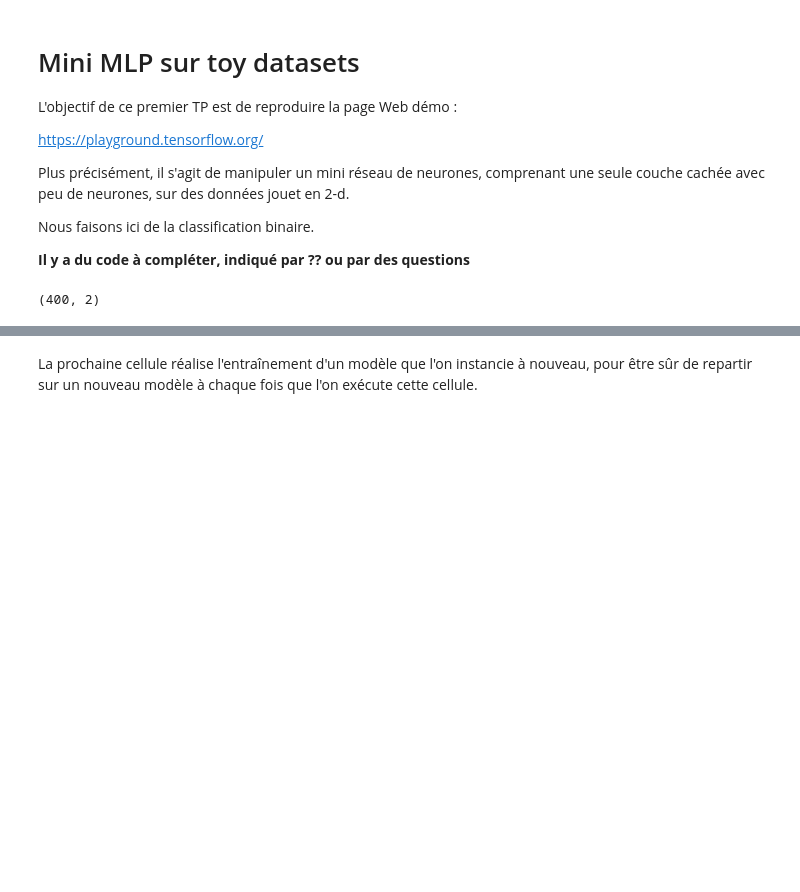
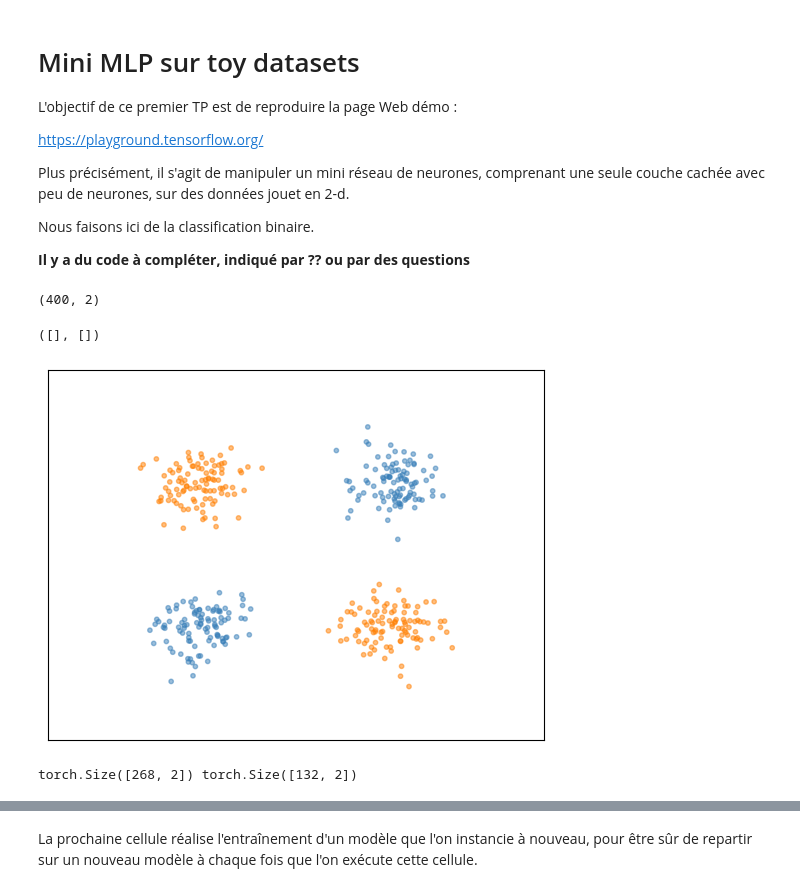
Before and after one commit to wadie999/master-notes, a Jupyter notebook: machine-learning/pytorch/ML1_TP1_toy_NN_sujet.ipynb, the cells around one changed output, grey strips where cells are left out. Drawn from its saved outputs; the diff is of its cells as text; code cells hidden in the pictures; blank space fills up the shorter version.

```diff
--- a/machine-learning/pytorch/ML1_TP1_toy_NN_sujet.ipynb
+++ b/machine-learning/pytorch/ML1_TP1_toy_NN_sujet.ipynb
@@ -44,22 +44,26 @@ print(X.shape)
 # %%
 # blobs2 a quatre classes par construction, et on en veut que deux
 # Les autres jeux de données n'ont que deux classes donc
 # si commentez ces deux lignes qd vous utilisez un jeu autre que blobs2
 y[y==2]=0
 y[y==3]=1
 
 # on standardise les données (en général ça aide...)
 X = StandardScaler().fit_transform(X)
+# Colors array for two classes after adjustment
+#colors = np.array(["#377eb8", "#ff7f00"])  # Adjusted for two classes
 
-# on plotte
+# Plotting
 plt.figure()
-
-plt.scatter(X,y, s=10, color=colors[y])
+plt.scatter(X[:, 0], X[:, 1], s=10, color=colors[y], alpha=0.5)
 
 plt.xlim(-2.5, 2.5)
 plt.ylim(-2.5, 2.5)
-# plt.xticks(())
-# plt.yticks(())
+plt.xticks(())
+plt.yticks(())
+# %% [output]
+([], [])
+[figure, added]
 # %%
 # Ici on spitte les données en train et test.
 # Dans la vraie vie, il faudrait même trois sous-ensembles, train/valid/test...
@@ -68,12 +72,14 @@ X_train, X_test, y_train, y_test = train_test_split(
     X, y, test_size=0.33, random_state=42)
 
 # Transformer les tableaux numpy en tenseurs torch float :
-X_train = torch.??(X_train).to(torch.float)
-X_test = torch.??(X_test).to(torch.float)
+X_train = torch.tensor(X_train).to(torch.float)
+X_test = torch.tensor(X_test).to(torch.float)
 
-y_train = torch.??(y_train)
-y_test = torch.??(y_test)
+y_train = torch.tensor(y_train)
+y_test = torch.tensor(y_test)
 
 print(X_train.shape, X_test.shape)
+# %% [output]
+torch.Size([268, 2]) torch.Size([132, 2])
 # %%
 X_train[:2], y_train[:2]
```
Also changed, not shown: parts of 4 cells of this notebook, 4 other files.
